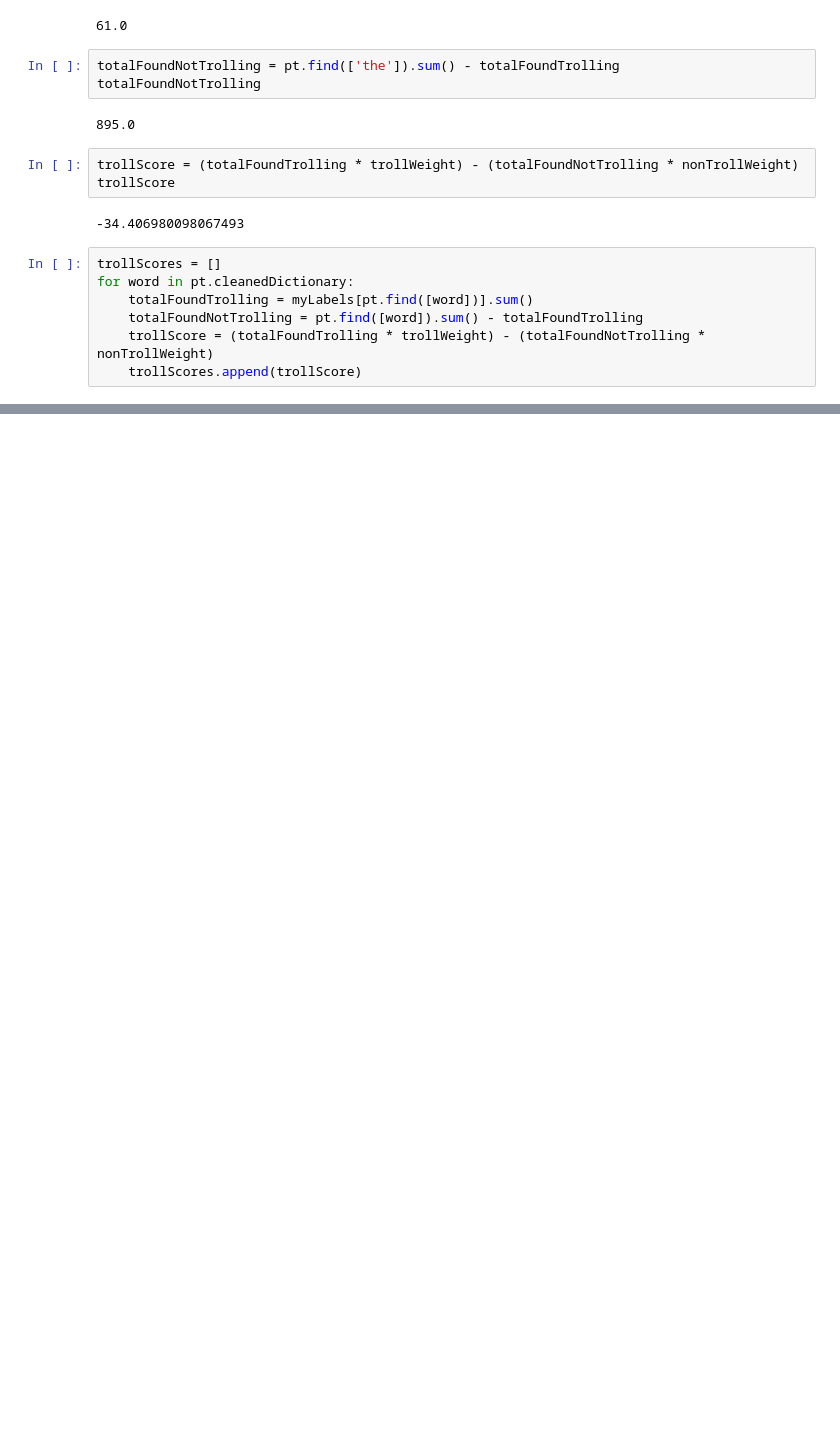
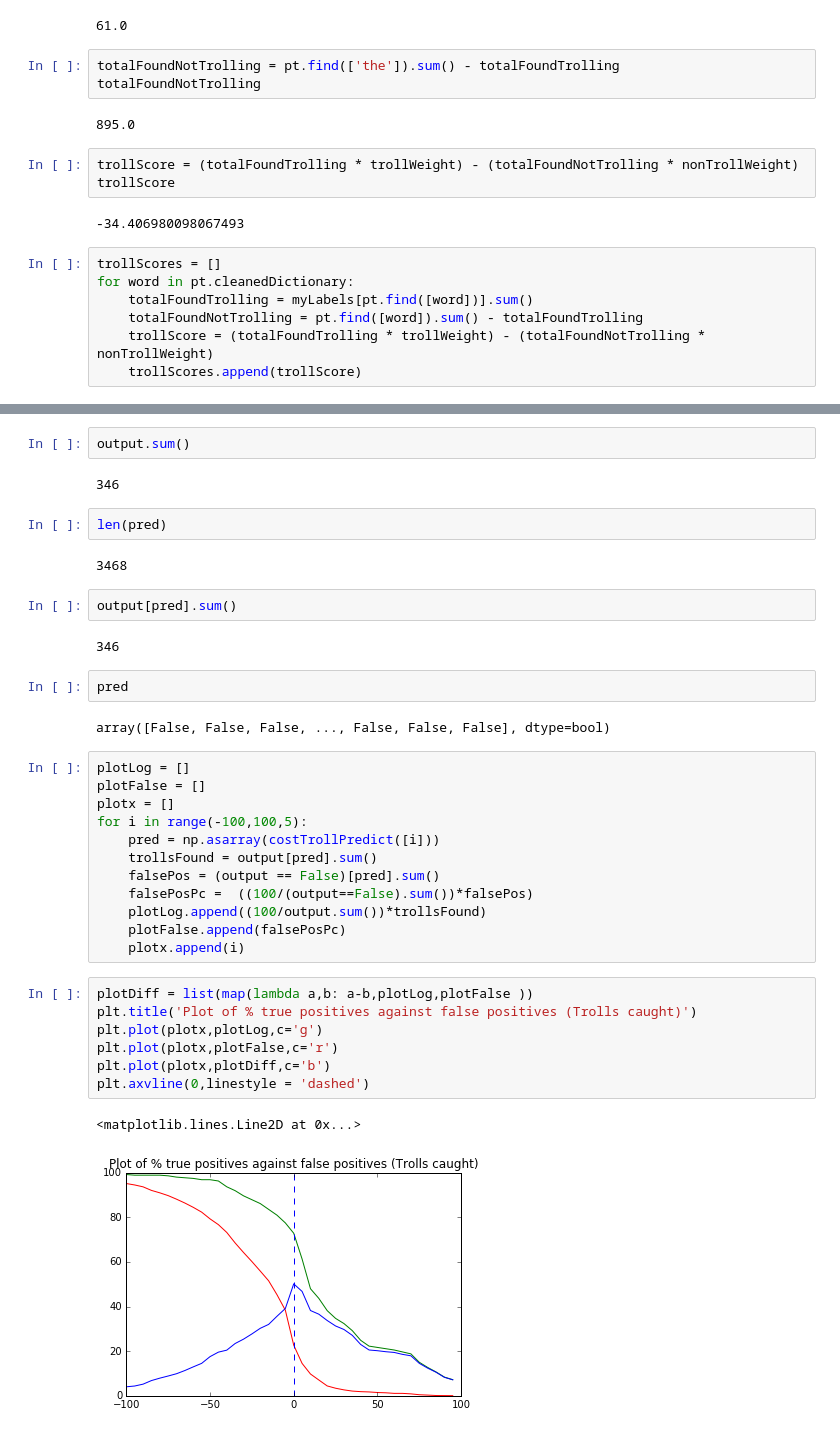
Before and after one commit to ZackAkil/Data-Science-Meetup-Predicting-Trolls, a Jupyter notebook: Predicting-Trolls-master/Youtube comment analysis using PrimeText.ipynb, the cells around one changed output, grey strips where cells are left out. Cells and saved outputs as stored; diff of their text form; blank space fills up the shorter version.

```diff
--- a/Predicting-Trolls-master/Youtube comment analysis using PrimeText.ipynb
+++ b/Predicting-Trolls-master/Youtube comment analysis using PrimeText.ipynb
@@ -170,0 +226,38 @@ sortedS2.plot.bar()
+# %%
+output.sum()
+# %% [output]
+346
+# %%
+len(pred)
+# %% [output]
+3468
+# %%
+output[pred].sum()
+# %% [output]
+346
+# %%
+pred
+# %% [output]
+array([False, False, False, ..., False, False, False], dtype=bool)
+# %%
+plotLog = []
+plotFalse = []
+plotx = []
+for i in range(-100,100,5):
+    pred = np.asarray(costTrollPredict([i]))
+    trollsFound = output[pred].sum()
+    falsePos = (output == False)[pred].sum()
+    falsePosPc =  ((100/(output==False).sum())*falsePos)
+    plotLog.append((100/output.sum())*trollsFound)
+    plotFalse.append(falsePosPc)
+    plotx.append(i)
+# %%
+plotDiff = list(map(lambda a,b: a-b,plotLog,plotFalse ))
+plt.title('Plot of % true positives against false positives (Trolls caught)')
+plt.plot(plotx,plotLog,c='g')
+plt.plot(plotx,plotFalse,c='r')
+plt.plot(plotx,plotDiff,c='b')
+plt.axvline(0,linestyle = 'dashed')
+# %% [output]
+<matplotlib.lines.Line2D at 0x...>
+[figure, added]
```
Also changed, not shown: parts of 23 cells of this notebook.
